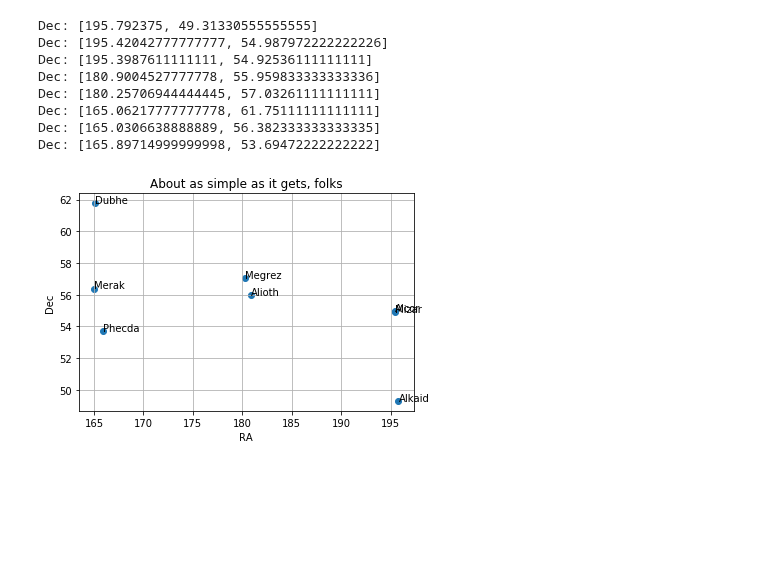
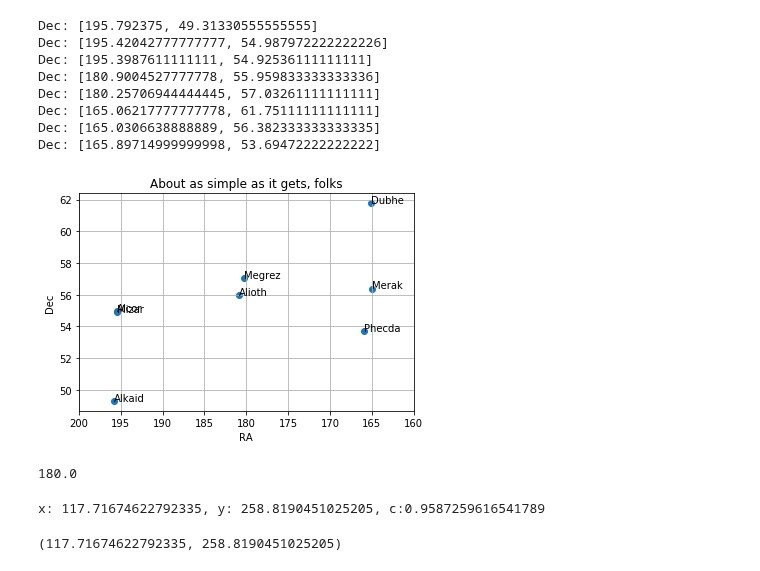
Before and after one commit to Hansastro/Astrolight, a Jupyter notebook: Coordinate.ipynb, the cells around one changed output. Drawn from its saved outputs; the diff is of its cells as text; code cells hidden in the pictures; blank space fills up the shorter version.

Commit message:
Add calculation of orthographic projection

```diff
--- a/Coordinate.ipynb
+++ b/Coordinate.ipynb
@@ -68,18 +69,24 @@ Dec: [165.89714999999998, 53.69472222222222]
 # %%
 # Data for plotting
 fig, ax = plt.subplots()
 ax.scatter(df['RA_Num'], df['Dec_Num'])
 
 ax.set(xlabel='RA', ylabel='Dec',
        title='About as simple as it gets, folks')
 ax.grid()
 
 for i, txt in enumerate(df['Common Name']):
     ax.annotate(txt, df.iloc[i][['RA_Num','Dec_Num']].values.tolist())
 
 #fig.savefig("test.png")
+plt.xlim(200, 160)
+#plt.ylim(63, 45)
 
 
 plt.show()
 # %% [output]
-[figure, old version]
+[figure, new version]
+# %%
+12*360/24
+# %% [output]
+180.0
@@ -85,0 +110,5 @@ plt.show()
+# %%
+orthographic_Projection((180,56), (195,49))
+# %% [output]
+x: 117.71674622792335, y: 258.8190451025205, c:0.9587259616541789
+(117.71674622792335, 258.8190451025205)
```
Also changed, not shown: parts of 7 cells of this notebook.
